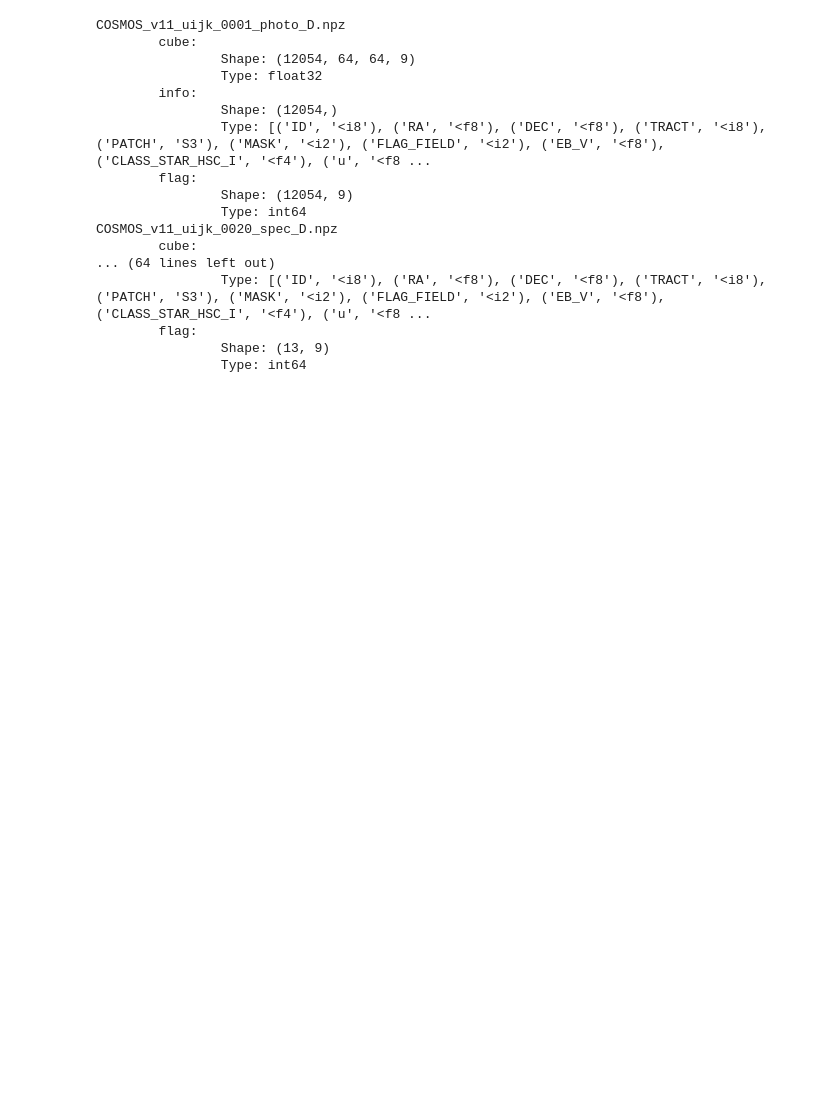
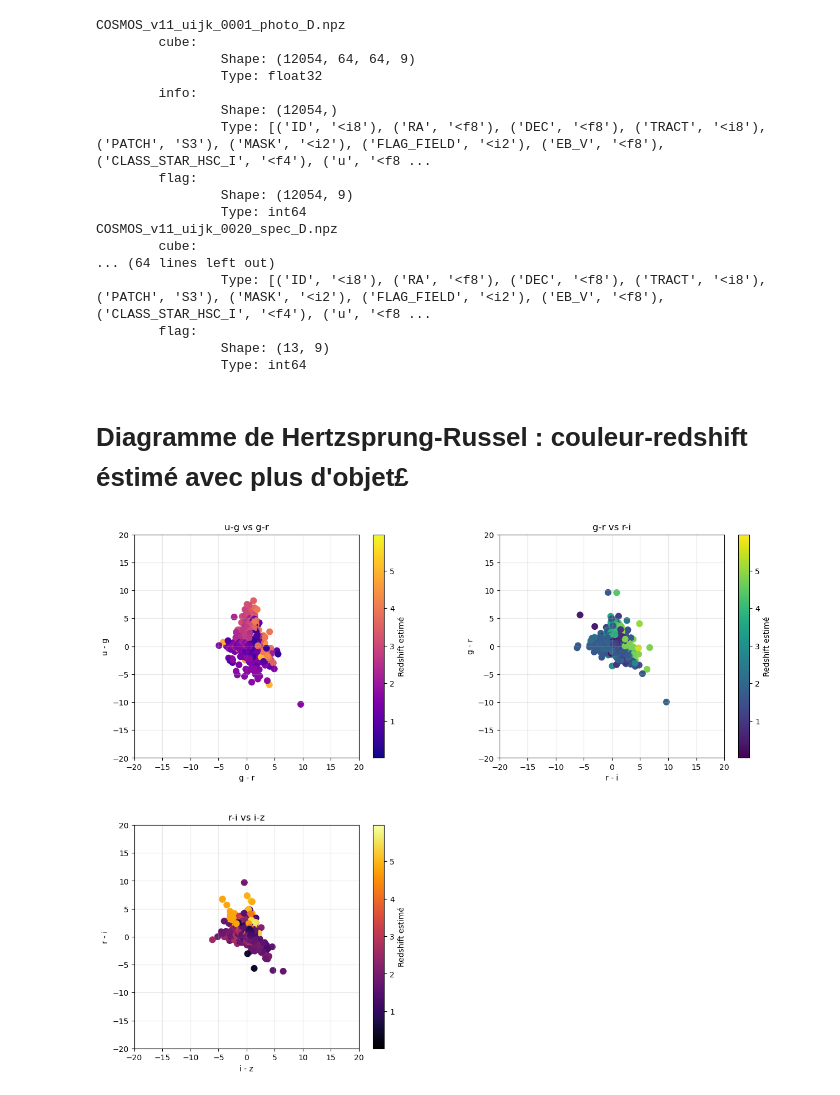
Before and after one commit to Melanie-Gomis/TER, a Jupyter notebook: Exploration des donnees.ipynb, the cells around one changed output. Saved outputs shown, nothing was run; the diff lists cells and outputs as text; code cells hidden in the pictures; blank space fills up the shorter version.

```diff
--- a/Exploration des donnees.ipynb
+++ b/Exploration des donnees.ipynb
@@ -383,3 +383,69 @@ COSMOS_v11_uijk_0020_spec_D.npz
         flag:
                 Shape: (13, 9)
                 Type: int64
+# %% [markdown]
+# Diagramme de Hertzsprung-Russel : couleur-redshift éstimé avec plus d'objet£
+# %%
+# Diagramme de Hertzsprung-Russel : couleur-redshift
+with np.load('COSMOS_v11_uijk_0001_photo_D.npz') as data:
+    info_data = data['info']
+
+    u_mag = info_data['u']
+    g_mag = info_data['g']
+    r_mag = info_data['r']
+    i_mag = info_data['i']
+    z_mag = info_data['z']
+    y_mag = info_data['y']
+    J_mag = info_data['J']
+    H_mag = info_data['H']
+    ZSPEC = info_data['ZPHOT']
+
+    u_g = u_mag - g_mag
+    g_r = g_mag - r_mag
+    r_i = r_mag - i_mag
+    i_z = i_mag - z_mag
+    z_y = z_mag - y_mag
+
+fig = plt.figure(figsize=(15, 12))
+gs = gridspec.GridSpec(2, 2, width_ratios=[1, 1], height_ratios=[1, 1], wspace=0.3, hspace=0.3)
+
+# Diagramme 1 (en haut à gauche)
+ax1 = fig.add_subplot(gs[0, 0])
+sc1 = ax1.scatter(g_r, u_g, c=ZSPEC, cmap='plasma', s=60)
+ax1.set_xlabel('g - r')
+ax1.set_ylabel('u - g')
+ax1.set_title('u-g vs g-r')
+ax1.grid(True, alpha=0.3)
+ax1.set_xlim([-20, 20])
+ax1.set_ylim([-20, 20])
+plt.colorbar(sc1, ax=ax1, label='Redshift estimé')
+
+# Diagramme 3 (en bas à gauche)
+ax3 = fig.add_subplot(gs[1, 0])
+sc3 = ax3.scatter(i_z, r_i, c=ZSPEC, cmap='inferno', s=60)
+ax3.set_xlabel('i - z')
+ax3.set_ylabel('r - i')
+ax3.set_title('r-i vs i-z')
+ax3.grid(True, alpha=0.3)
+ax3.set_xlim([-20, 20])
+ax3.set_ylim([-20, 20])
+plt.colorbar(sc3, ax=ax3, label='Redshift estimé')
+
+# Diagramme 2 (en haut à droite)
+ax2 = fig.add_subplot(gs[0, 1])
+sc2 = ax2.scatter(r_i, g_r, c=ZSPEC, cmap='viridis', s=60)
+ax2.set_xlabel('r - i')
+ax2.set_ylabel('g - r')
+ax2.set_title('g-r vs r-i')
+ax2.grid(True, alpha=0.3)
+ax2.set_xlim([-20, 20])
+ax2.set_ylim([-20, 20])
+plt.colorbar(sc2, ax=ax2, label='Redshift estimé')
+
+# Case vide en bas à droite
+ax_empty = fig.add_subplot(gs[1, 1])
+ax_empty.axis('off')  # On cache les axes pour cette case
+
+plt.show()
+# %% [output]
+[figure, added]
```
Also changed, not shown: parts of 1 cell of this notebook, 1 other file.
